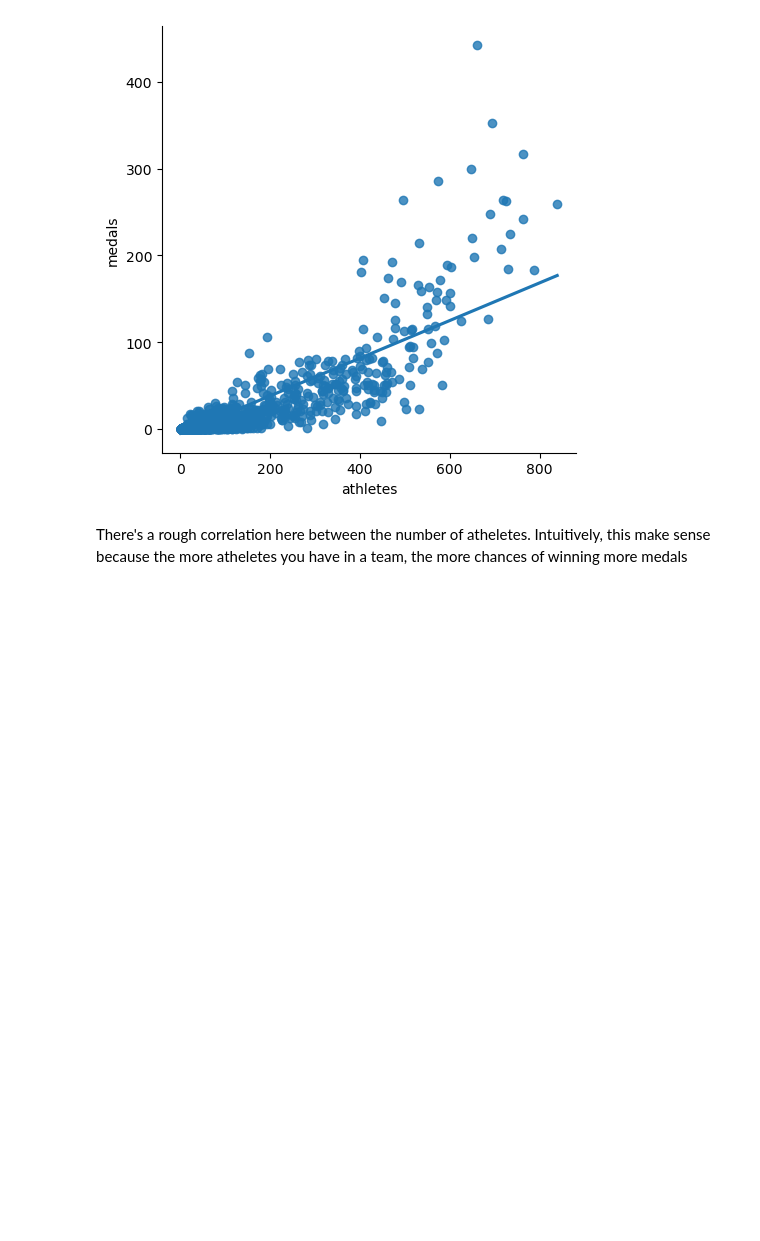
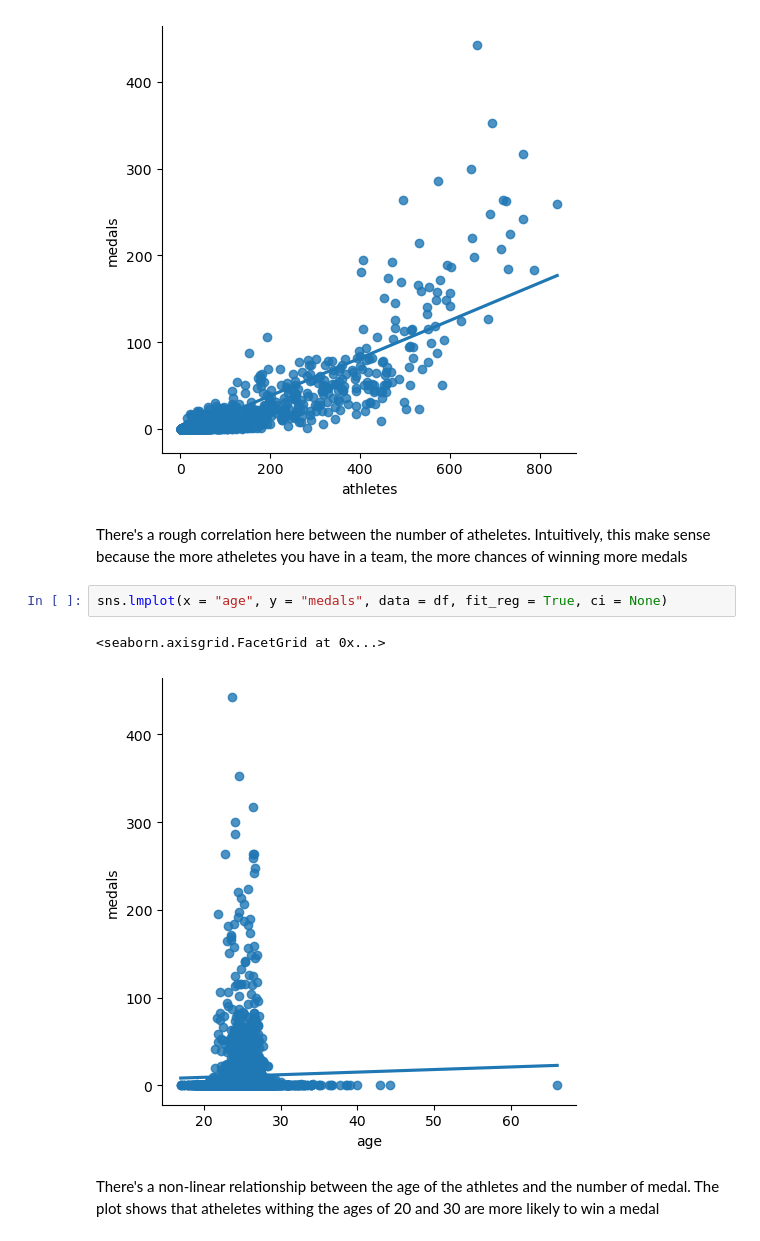
Before and after one commit to Omagbs/machine-learning-labs, a Jupyter notebook: Olympic Medal Prediction/Untitled.ipynb, the cells around one changed output. Cells and saved outputs as stored; diff of their text form; blank space fills up the shorter version.

Commit message:
perform EDA to check correlations between features and target

```diff
--- a/Olympic Medal Prediction/Untitled.ipynb
+++ b/Olympic Medal Prediction/Untitled.ipynb
@@ -109,3 +109,10 @@ sns.lmplot(x = "athletes", y = "medals", data = df, fit_reg = True, ci = None)
 [figure]
 # %% [markdown]
 There's a rough correlation here between the number of atheletes. Intuitively, this make sense because the more atheletes you have in a team, the more chances of winning more medals
+# %%
+sns.lmplot(x = "age", y = "medals", data = df, fit_reg = True, ci = None)
+# %% [output]
+<seaborn.axisgrid.FacetGrid at 0x...>
+[figure, added]
+# %% [markdown]
+There's a non-linear relationship between the age of the athletes and the number of medal. The plot shows that atheletes withing the ages of 20 and 30 are more likely to win a medal
```
